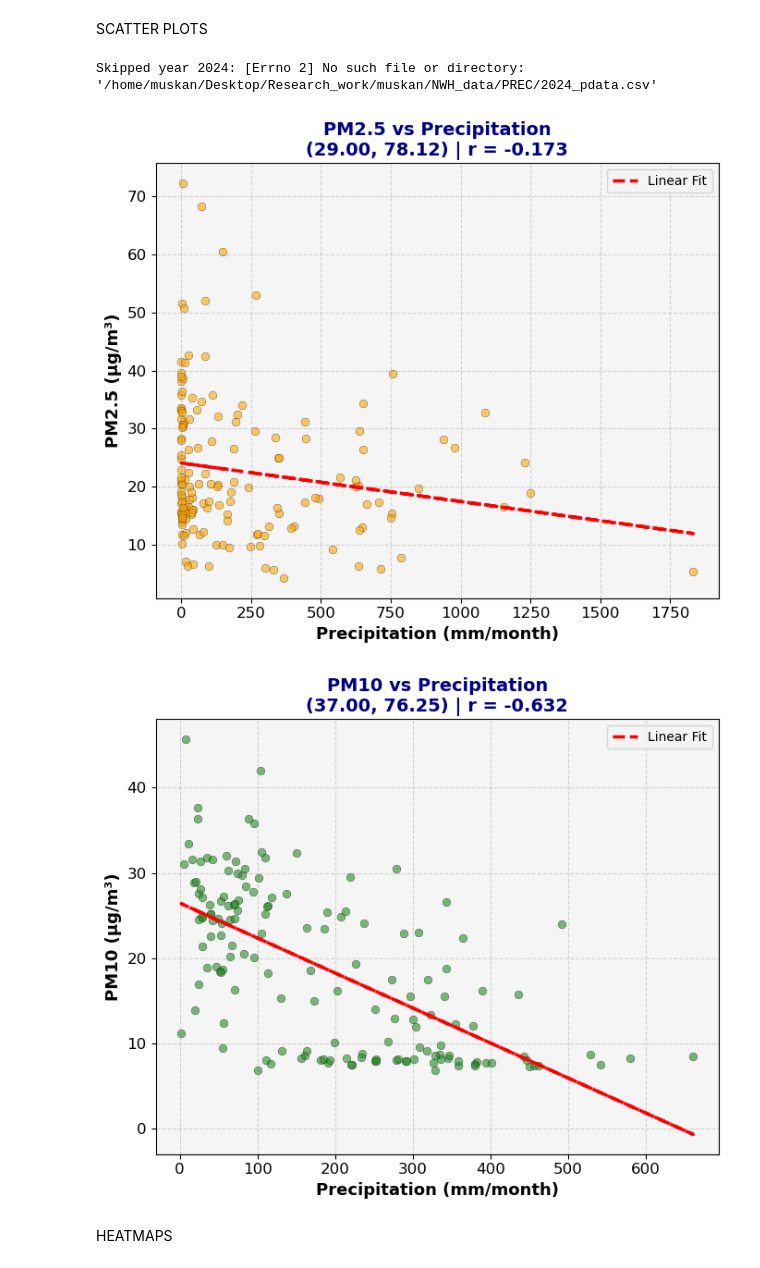
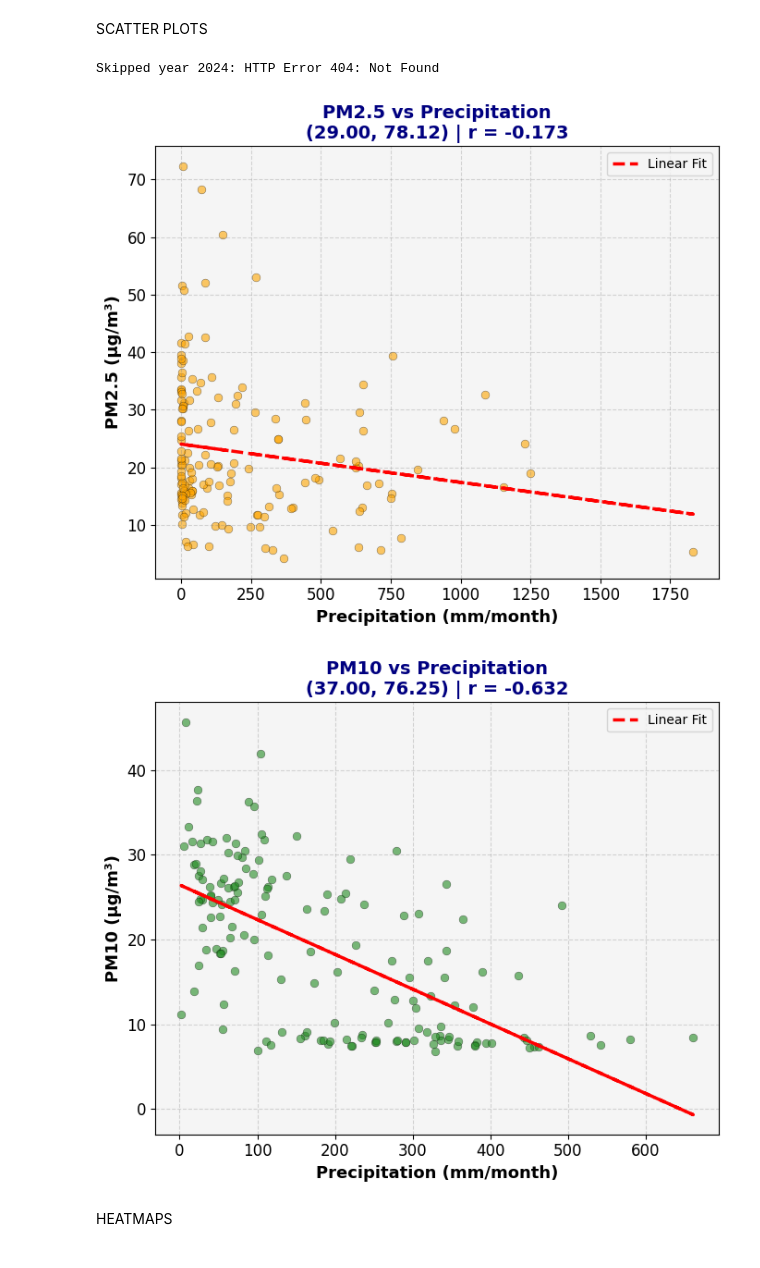
Before and after one commit to yadavrishikesh/Masterclass-IITMandi, a Jupyter notebook: Module1/code/data_visualisation_GoogleColab.ipynb, the cells around one changed output. Saved outputs shown, nothing was run; the diff lists cells and outputs as text; code cells hidden in the pictures.

```diff
--- a/Module1/code/data_visualisation_GoogleColab.ipynb
+++ b/Module1/code/data_visualisation_GoogleColab.ipynb
@@ -307,7 +314,6 @@ plt.show()
 # %% [markdown]
 SCATTER PLOTS
 # %%
-import os
 import pandas as pd
 import numpy as np
 import matplotlib.pyplot as plt
@@ -328,15 +334,15 @@ rcParams.update({
 })
 
 # === Function to find max negative correlation ===
-def find_max_negative_correlation(data_folder_pm25, data_folder_pm10, data_folder_prec):
+def find_max_negative_correlation(base_url_pm25, base_url_pm10, base_url_prec):
     grid_corr_pm25 = {}
     grid_corr_pm10 = {}
 
     for year in range(2010, 2025):
         try:
-            df_pm25 = pd.read_csv(f"{data_folder_pm25}/{year}_data.csv")
-            df_pm10 = pd.read_csv(f"{data_folder_pm10}/{year}_data.csv")
-            df_prec = pd.read_csv(f"{data_folder_prec}/{year}_pdata.csv")
+            df_pm25 = pd.read_csv(f"{base_url_pm25}/{year}_data.csv")
+            df_pm10 = pd.read_csv(f"{base_url_pm10}/{year}_data.csv")
+            df_prec = pd.read_csv(f"{base_url_prec}/{year}_pdata.csv")
         except Exception as e:
             print(f"Skipped year {year}: {e}")
             continue
@@ -364,10 +370,10 @@ def find_max_negative_correlation(data_folder_pm25, data_folder_pm10, data_folde
                 grid_corr_pm25[key][1].extend(pm25_vals[valid])
                 grid_corr_pm10[key][0].extend(prec_vals[valid])
                 grid_corr_pm10[key][1].extend(pm10_vals[valid])
-            except Exception as e:
+            except Exception:
                 continue
 
-    # Compute correlation
+    # Compute Pearson correlations
     def compute_corr(data_dict):
         results = {}
         for key, (x, y) in data_dict.items():
@@ -409,47 +415,47 @@ def plot_scatter(x, y, title, xlab, ylab, point_color, filename=None):
         plt.savefig(filename, dpi=300)
     plt.show()
 
-# === Define Paths ===
-pm25_folder = "/home/muskan/Desktop/Research_work/muskan/NWH_data/PM2.5"
-pm10_folder = "/home/muskan/Desktop/Research_work/muskan/NWH_data/PM10"
-prec_folder = "/home/muskan/Desktop/Research_work/muskan/NWH_data/PREC"
+# === GitHub Paths ===
+base_url_pm25 = "https://raw.githubusercontent.com/yadavrishikesh/Masterclass-IITMandi/main/Module1/data/PM2.5"
+base_url_pm10 = "https://raw.githubusercontent.com/yadavrishikesh/Masterclass-IITMandi/main/Module1/data/PM10"
+base_url_prec = "https://raw.githubusercontent.com/yadavrishikesh/Masterclass-IITMandi/main/Module1/data/PREC"
 
 # === Get Correlation Results ===
 min_pm25_result, min_pm10_result, full_pm25_data, full_pm10_data = find_max_negative_correlation(
-    pm25_folder, pm10_folder, prec_folder
+    base_url_pm25, base_url_pm10, base_url_prec
 )
 
-# === Extract Best Locations ===
+# === Extract Coordinates and Correlation ===
 (lat_pm25, lon_pm25), corr_pm25 = min_pm25_result
 (lat_pm10, lon_pm10), corr_pm10 = min_pm10_result
 
 # === Plot PM2.5 ===
 x1 = full_pm25_data[(lat_pm25, lon_pm25)][0]
 y1 = full_pm25_data[(lat_pm25, lon_pm25)][1]
 plot_scatter(
     x1, y1,
     title=f'PM2.5 vs Precipitation\n({lat_pm25:.2f}, {lon_pm25:.2f}) | r = {corr_pm25:.3f}',
     xlab='Precipitation (mm/month)',
     ylab='PM2.5 (µg/m³)',
     point_color='orange',
     filename='pm25_vs_precip.png'
 )
 
 # === Plot PM10 ===
 x2 = full_pm10_data[(lat_pm10, lon_pm10)][0]
 y2 = full_pm10_data[(lat_pm10, lon_pm10)][1]
 plot_scatter(
     x2, y2,
     title=f'PM10 vs Precipitation\n({lat_pm10:.2f}, {lon_pm10:.2f}) | r = {corr_pm10:.3f}',
     xlab='Precipitation (mm/month)',
     ylab='PM10 (µg/m³)',
     point_color='forestgreen',
     filename='pm10_vs_precip.png'
 )
 # %% [output]
-Skipped year 2024: [Errno 2] No such file or directory: '/home/muskan/Desktop/Research_work/muskan/NWH_data/PREC/2024_pdata.csv'
+Skipped year 2024: HTTP Error 404: Not Found
-[figure, old version]
+[figure, new version]
-[figure, old version]
+[figure, new version]
 # %% [markdown]
 HEATMAPS
 # %%
```
Also changed, not shown: parts of 11 cells of this notebook.
